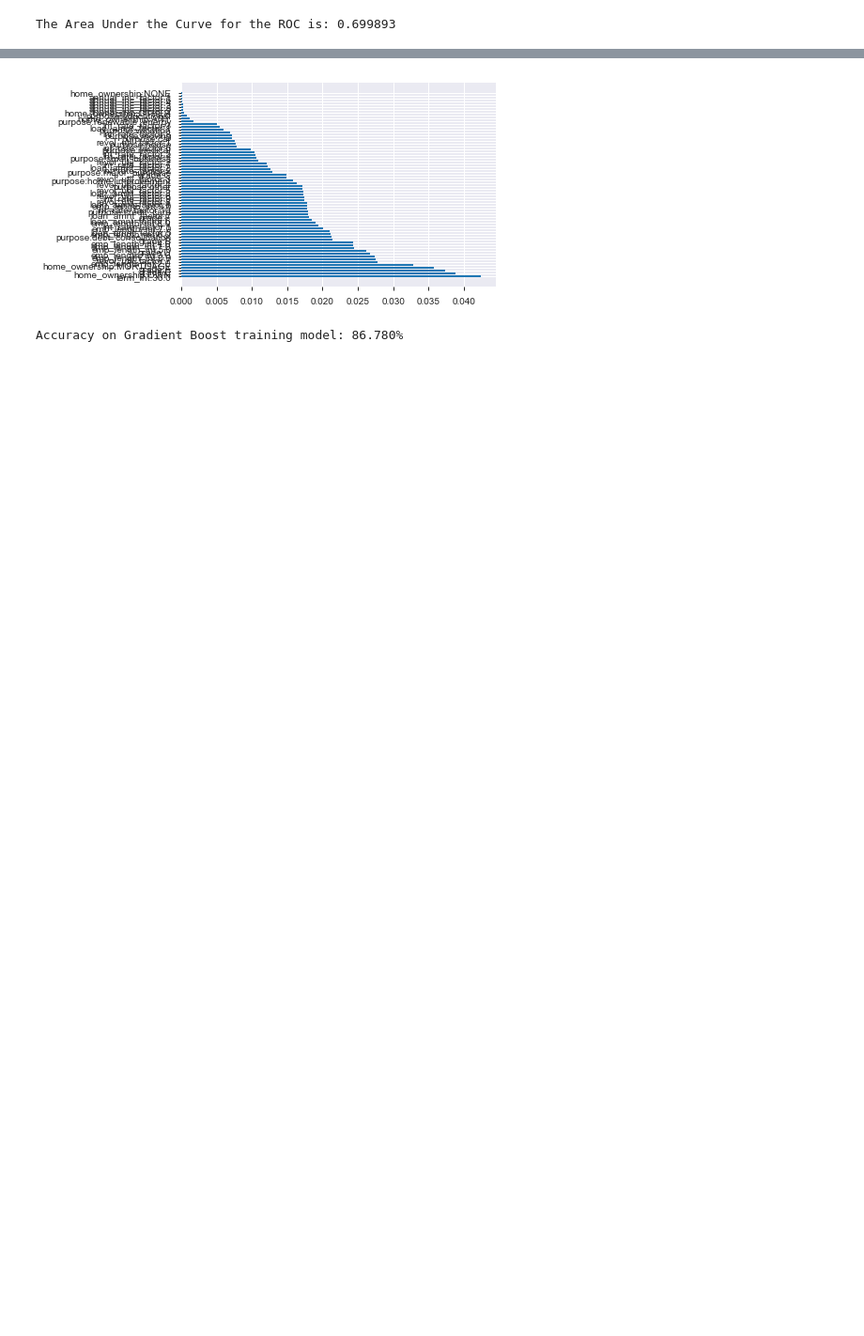
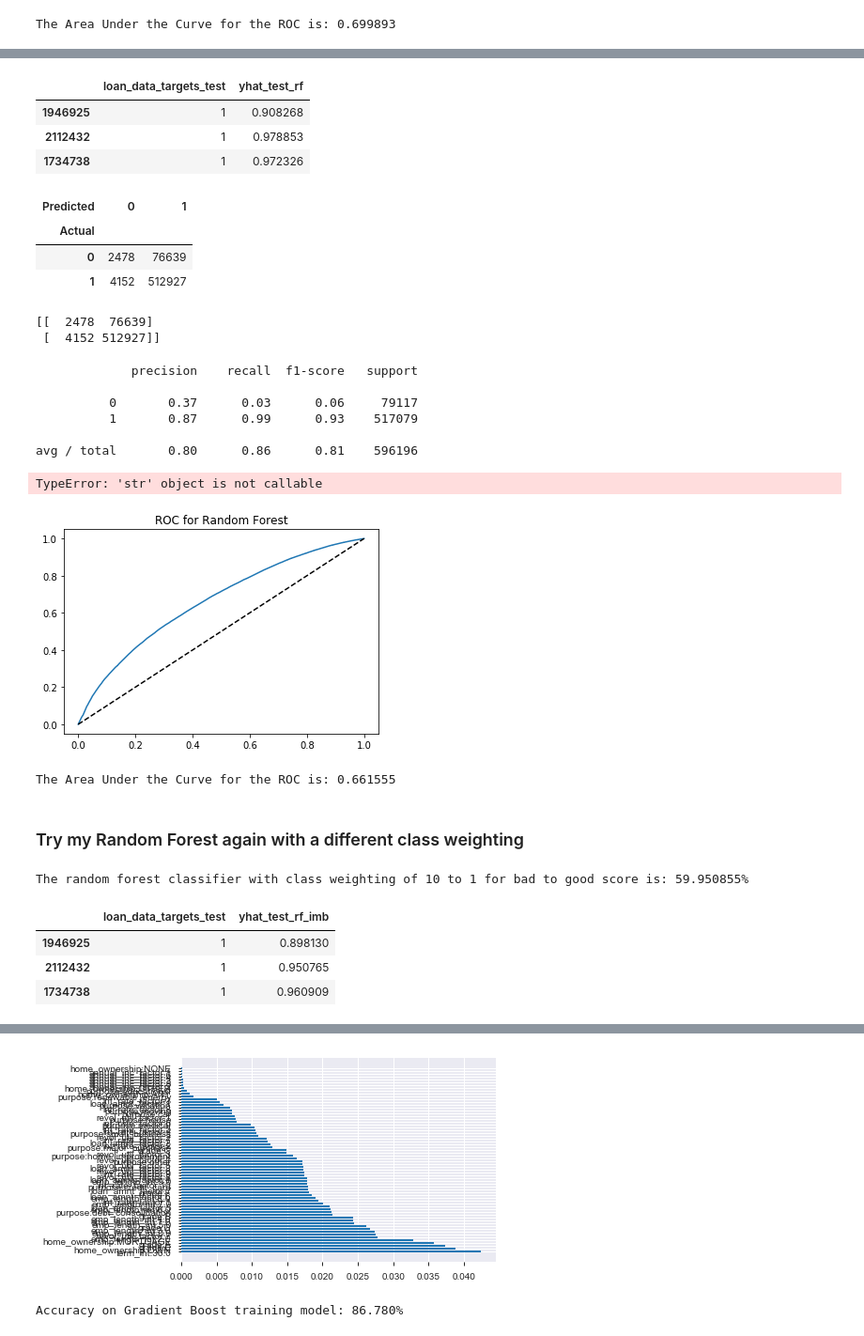
Before and after one commit to fayadabbasi/CreditRisk, a Jupyter notebook: LC_Revised_Workflow.ipynb, the cells around one changed output, grey strips where cells are left out. Shown: that part at 94% size. Saved outputs shown, nothing was run; the diff lists cells and outputs as text; code cells hidden in the pictures; blank space fills up the shorter version.

Commit message:
ran revised random forest with class weighting

```diff
--- a/LC_Revised_Workflow.ipynb
+++ b/LC_Revised_Workflow.ipynb
@@ -660,0 +660,2 @@ The random forest classifier score is is: 88.216551%
+# %%
+yhat_test_rf = pd.DataFrame(yhat_test_rf)
@@ -660,0 +664,52 @@ The random forest classifier score is is: 88.216551%
+# %%
+df_actual_predicted_probs_rf = pd.concat([loan_data_target_test, yhat_test_rf.iloc[:,1]], axis=1)
+df_actual_predicted_probs_rf.columns = ['loan_data_targets_test','yhat_test_rf']
+df_actual_predicted_probs_rf.index = loan_data_input_test.index
+df_actual_predicted_probs_rf.head(3)
+# %% [output]
+|  | loan_data_targets_test | yhat_test_rf |
+| 1946925 | 1 | 0.908268 |
+| 2112432 | 1 | 0.978853 |
+| 1734738 | 1 | 0.972326 |
+# %%
+tr = 0.5
+df_actual_predicted_probs_rf['yhat_test_proba_rf'] = np.where(df_actual_predicted_probs_rf['yhat_test_rf'] > tr, 1, 0)
+# %%
+pd.crosstab(df_actual_predicted_probs_rf['loan_data_targets_test'], df_actual_predicted_probs_rf['yhat_test_proba_rf'], rownames=['Actual'], colnames=['Predicted'])
+# %% [output]
+| Predicted | 0 | 1 |
+| Actual |  |  |
+| 0 | 2478 | 76639 |
+| 1 | 4152 | 512927 |
+# %%
+print(confusion_matrix(df_actual_predicted_probs_rf['loan_data_targets_test'], df_actual_predicted_probs_rf['yhat_test_proba_rf']))
+# %% [output]
+[[  2478  76639]
+ [  4152 512927]]
+# %%
+print(classification_report(df_actual_predicted_probs_rf['loan_data_targets_test'], df_actual_predicted_probs_rf['yhat_test_proba_rf']))
+# %% [output]
+             precision    recall  f1-score   support
+
+          0       0.37      0.03      0.06     79117
+          1       0.87      0.99      0.93    517079
+
+avg / total       0.80      0.86      0.81    596196
+# %%
+fpr_rf, tpr_rf, thresholds_rf = roc_curve(df_actual_predicted_probs_rf['loan_data_targets_test'], df_actual_predicted_probs_rf['yhat_test_rf'])
+# %%
+plt.plot(fpr_rf,tpr_rf)
+plt.plot(fpr_rf,fpr_rf, linestyle='--', color='k')
+plt.title('ROC for Random Forest')
+plt.xlabel('False Pos Rate')
+plt.ylabel('True Pos Rate');
+# %% [output]
+TypeError: 'str' object is not callable
+[figure, added]
+# %%
+auroc_rf = roc_auc_score(df_actual_predicted_probs_rf['loan_data_targets_test'], df_actual_predicted_probs_rf['yhat_test_rf'])
+print("The Area Under the Curve for the ROC is: {:3f}".format(auroc_rf))
+# %% [output]
+The Area Under the Curve for the ROC is: 0.661555
+# %% [markdown]
+### Try my Random Forest again with a different class weighting
@@ -660,0 +718,4 @@ The random forest classifier score is is: 88.216551%
+# %%
+print("The random forest classifier with class weighting of 10 to 1 for bad to good score is: {:3%}".format(rf_imb.score(input_train, y_glb)))
+# %% [output]
+The random forest classifier with class weighting of 10 to 1 for bad to good score is: 59.950855%
@@ -660,0 +725,10 @@ The random forest classifier score is is: 88.216551%
+# %%
+df_actual_predicted_probs_rf_imb = pd.concat([loan_data_target_test, yhat_test_rf_imb.iloc[:,1]], axis=1)
+df_actual_predicted_probs_rf_imb.columns = ['loan_data_targets_test','yhat_test_rf_imb']
+df_actual_predicted_probs_rf_imb.index = loan_data_input_test.index
+df_actual_predicted_probs_rf_imb.head(3)
+# %% [output]
+|  | loan_data_targets_test | yhat_test_rf_imb |
+| 1946925 | 1 | 0.898130 |
+| 2112432 | 1 | 0.950765 |
+| 1734738 | 1 | 0.960909 |
```
Also changed, not shown: parts of 31 cells of this notebook, 1 other file.
